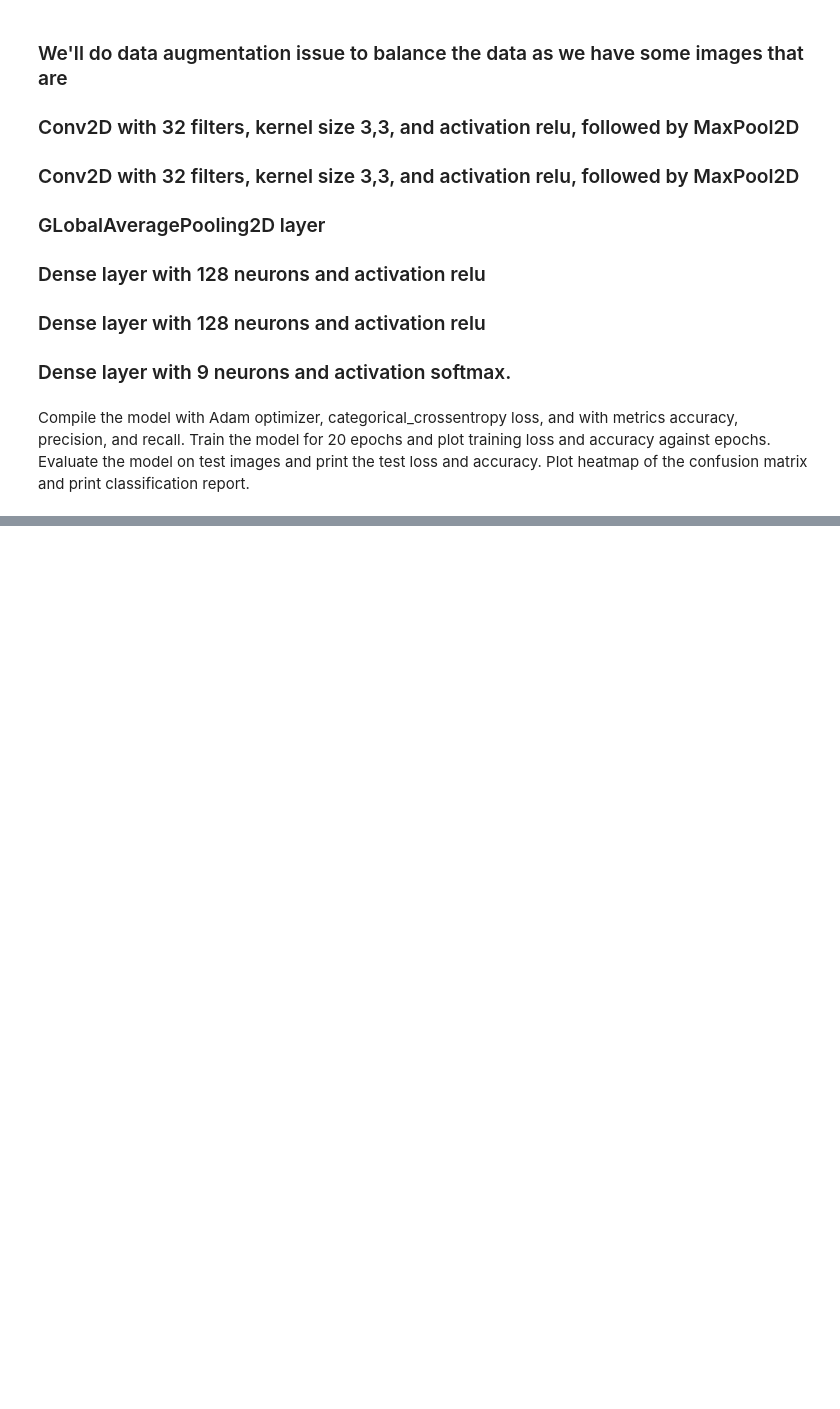
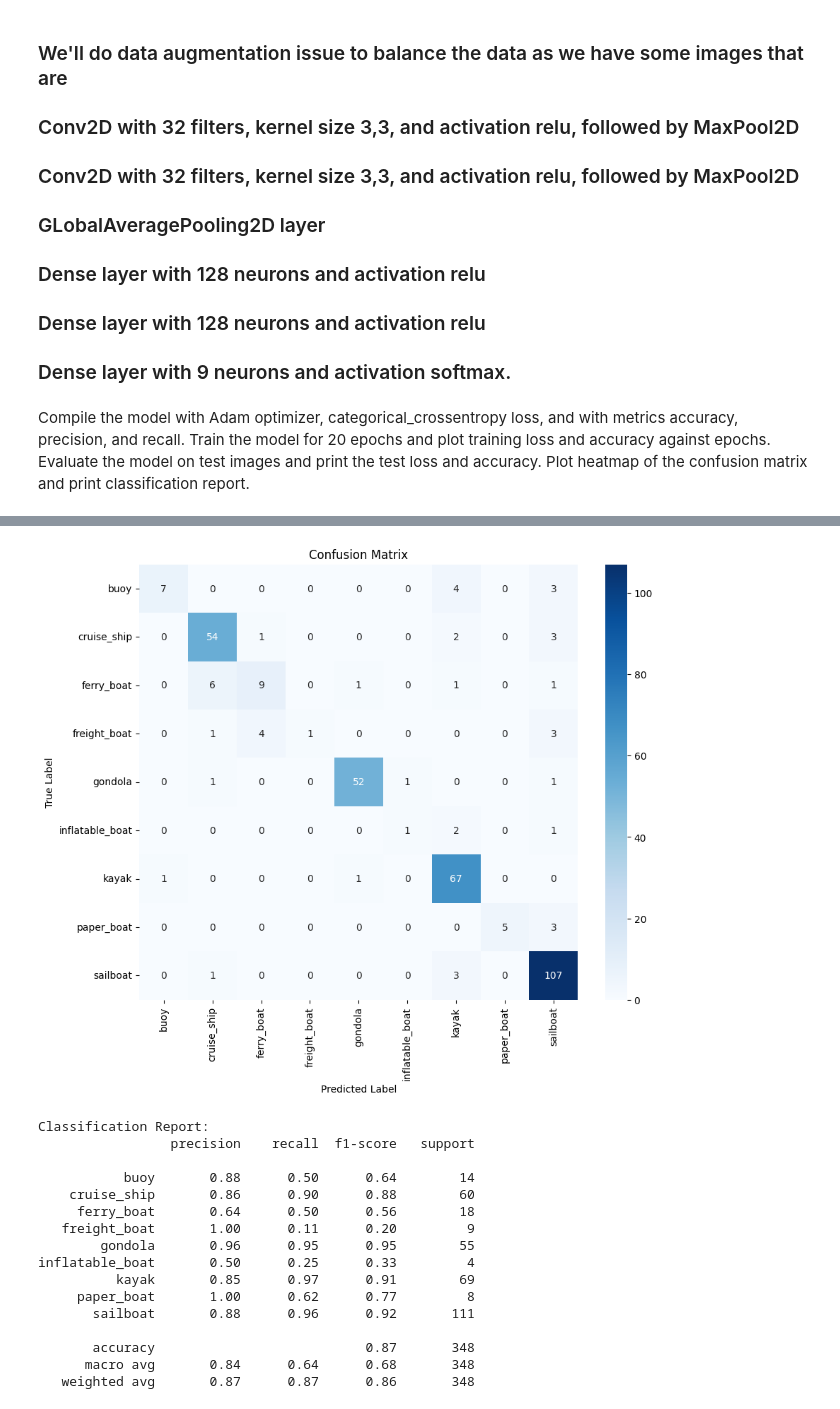
Before and after one commit to OsorioEL/BoatClassification_CNN_and_TransferLearning_Project, a Jupyter notebook: BoatClassification_CNN_TransferLearning.ipynb, the cells around one changed output, grey strips where cells are left out. Drawn from its saved outputs; the diff is of its cells as text; code cells hidden in the pictures; blank space fills up the shorter version.

```diff
--- a/BoatClassification_CNN_TransferLearning.ipynb
+++ b/BoatClassification_CNN_TransferLearning.ipynb
@@ -400,0 +703,31 @@ inflatable_boat       0.00      0.00      0.00         2
+# %%
+# Compute confusion matrix and plot it as a heatmap
+import numpy as np
+import seaborn as sns
+from sklearn.metrics import confusion_matrix, classification_report
+
+# Generate predictions from the model on the validation set
+y_pred = []
+y_true = []
+
+# Iterate over the validation dataset to get true labels and predicted labels
+for images, labels in val_ds:
+    predictions = model.predict(images)
+    y_pred.extend(np.argmax(predictions, axis=1))  # Convert predicted probabilities to class labels
+    y_true.extend(np.argmax(labels.numpy(), axis=1))  # Convert one-hot encoded labels back to integers
+
+# Compute the confusion matrix
+cm = confusion_matrix(y_true, y_pred)
+
+# Plot the confusion matrix as a heatmap
+plt.figure(figsize=(10, 8))
+sns.heatmap(cm, annot=True, fmt='d', cmap='Blues', xticklabels=class_names, yticklabels=class_names)
+plt.xlabel('Predicted Label')
+plt.ylabel('True Label')
+plt.title('Confusion Matrix')
+plt.show()
+
+# Print the classification report
+print('Classification Report:')
+print(classification_report(y_true, y_pred, target_names=class_names))
+# %% [output]
@@ -400,0 +746,17 @@ inflatable_boat       0.00      0.00      0.00         2
+[figure, added]
+Classification Report:
+                 precision    recall  f1-score   support
+
+           buoy       0.88      0.50      0.64        14
+    cruise_ship       0.86      0.90      0.88        60
+     ferry_boat       0.64      0.50      0.56        18
+   freight_boat       1.00      0.11      0.20         9
+        gondola       0.96      0.95      0.95        55
+inflatable_boat       0.50      0.25      0.33         4
+          kayak       0.85      0.97      0.91        69
+     paper_boat       1.00      0.62      0.77         8
+       sailboat       0.88      0.96      0.92       111
+
+       accuracy                           0.87       348
+      macro avg       0.84      0.64      0.68       348
+   weighted avg       0.87      0.87      0.86       348
```
Also changed, not shown: parts of 24 cells of this notebook.
